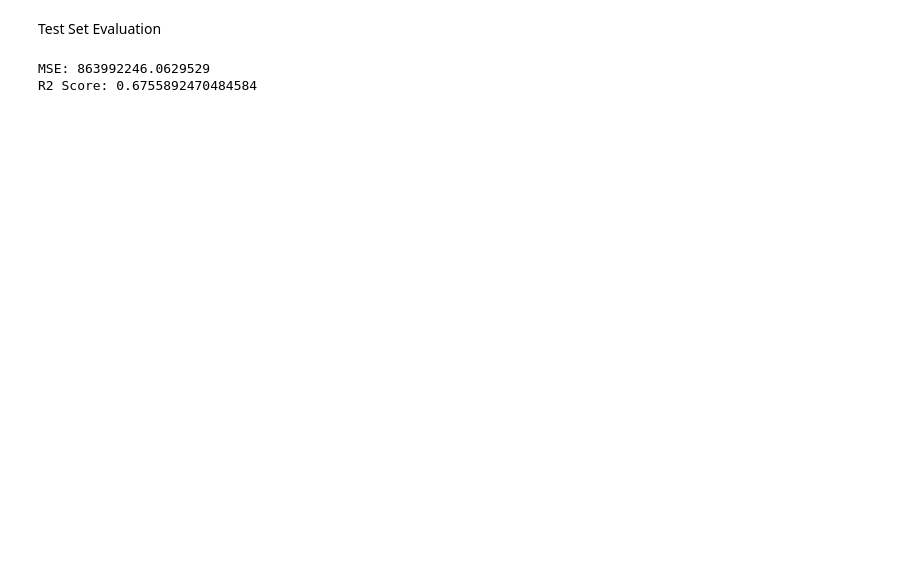
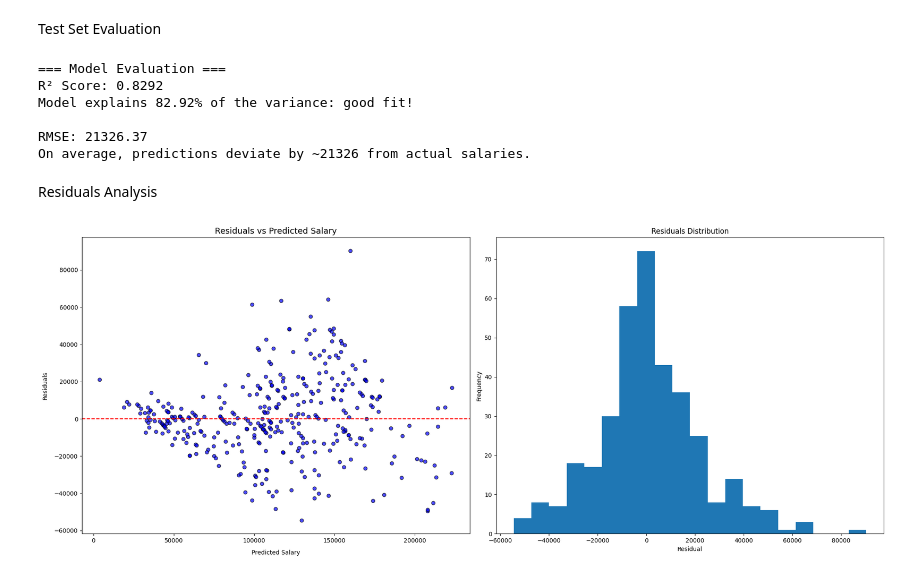
Before and after one commit to Suraweera1235/CS_Group_09_Salary_prediction, a Jupyter notebook: notebooks/Sakith_FC110558/Linear_regression.ipynb, the cells around one changed output. Drawn from its saved outputs; the diff is of its cells as text; code cells hidden in the pictures; blank space fills up the shorter version.

```diff
--- a/notebooks/Sakith_FC110558/Linear_regression.ipynb
+++ b/notebooks/Sakith_FC110558/Linear_regression.ipynb
@@ -379,8 +415,7 @@ plt.show()
 # %% [markdown]
 Feature Engineering
 # %%
-from sklearn.preprocessing import LabelEncoder
-le = LabelEncoder()
-df['Gender'] = le.fit_transform(df['Gender'])
-df['Education Level'] = le.fit_transform(df['Education Level'])
-df['Job Title'] = le.fit_transform(df['Job Title'])
+from sklearn.preprocessing import OneHotEncoder
+
+#convert categorical columns into numeric format using one-hot encoding
+X_ohe = pd.get_dummies(X, columns=['Gender', 'Education Level', 'Job Title'], drop_first=True)
@@ -395,12 +423,9 @@ plt.show()
 Splitting Data
 # %%
 from sklearn.model_selection import train_test_split
-X = df.drop('Salary', axis=1)
-y = df['Salary']
 
-X_train, X_test, y_train, y_test = train_test_split(
-    X, y, test_size=0.2, random_state=42
-)
+#split data 80% to train and 20% for test
+X_train, X_test, y_train, y_test = train_test_split(X_ohe, y, test_size=0.2, random_state=42)
 # %% [markdown]
 Scaling
 # %%
@@ -433,9 +464,65 @@ CV R2 Score: 0.7046847492918946
 Test Set  Evaluation
 # %%
 from sklearn.metrics import mean_squared_error, r2_score
+
+#predict on test set
 y_pred = model.predict(X_test_scaled)
-print("MSE:", mean_squared_error(y_test, y_pred))
-print("R2 Score:", r2_score(y_test, y_pred))
+
+#evaluation metrics
+r2 = r2_score(y_test, y_pred)
+mse = mean_squared_error(y_test, y_pred)
+rmse = np.sqrt(mse)
+
+#print results with explanation
+print("=== Model Evaluation ===")
+
+#r2 score
+print(f"R² Score: {r2:.4f}")
+
+if r2 > 0.7:
+    print(f"Model explains {r2*100:.2f}% of the variance: good fit!\n")
+elif 0.5 < r2 < 0.7:
+    print(f"Model explains {r2*100:.2f}% of the variance: moderate fit!\n")
+else:
+    print(f"Model explains {r2*100:.2f}% of the variance: poor fit!\n")
+
+#rmse
+print(f"RMSE: {rmse:.2f}")
+print(f"On average, predictions deviate by ~{rmse:.0f} from actual salaries.")
 # %% [output]
-MSE: 863992246.0629529
-R2 Score: 0.6755892470484584
+=== Model Evaluation ===
+R² Score: 0.8292
+Model explains 82.92% of the variance: good fit!
+
+RMSE: 21326.37
+On average, predictions deviate by ~21326 from actual salaries.
+# %% [markdown]
+Residuals Analysis
+# %%
+#calculate residuals
+residuals = y_test - y_pred
+
+plt.figure(figsize=(20,8))
+#residuals vs Predicted plot
+
+plt.subplot(1, 2, 1)
+plt.scatter(y_pred, residuals, color='blue', edgecolor='k', alpha=0.7)
+plt.axhline(y=0, color='r', linestyle='--')
+plt.xlabel("Predicted Salary", labelpad=10)
+plt.ylabel("Residuals", labelpad=10)
+plt.title("Residuals vs Predicted Salary", loc='center', fontsize=14)
+
+
+#histogram of residuals
+plt.subplot(1, 2, 2)
+plt.hist(residuals, bins=20)
+plt.subplot(1, 2, 2)
+plt.xlabel("Residual")
+plt.ylabel("Frequency")
+plt.title("Residuals Distribution")
+
+
+plt.tight_layout()
+plt.show()
+# %% [output]
+[figure, added]
```
Also changed, not shown: parts of 30 cells of this notebook.
